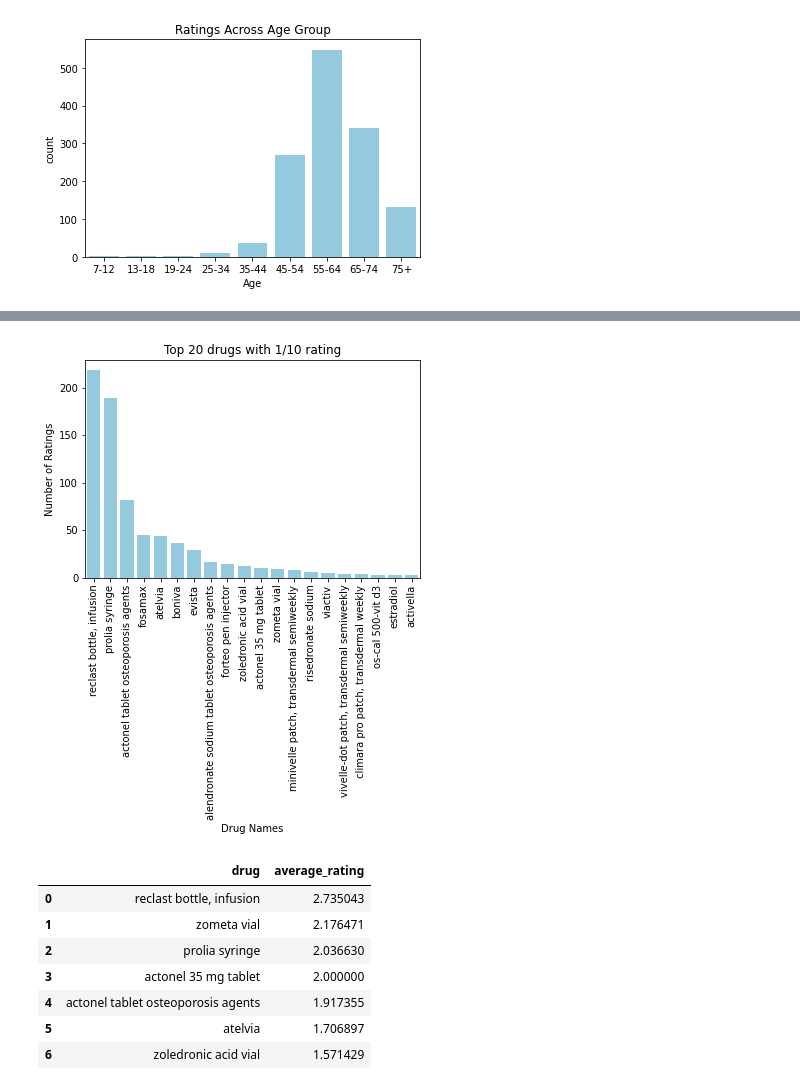
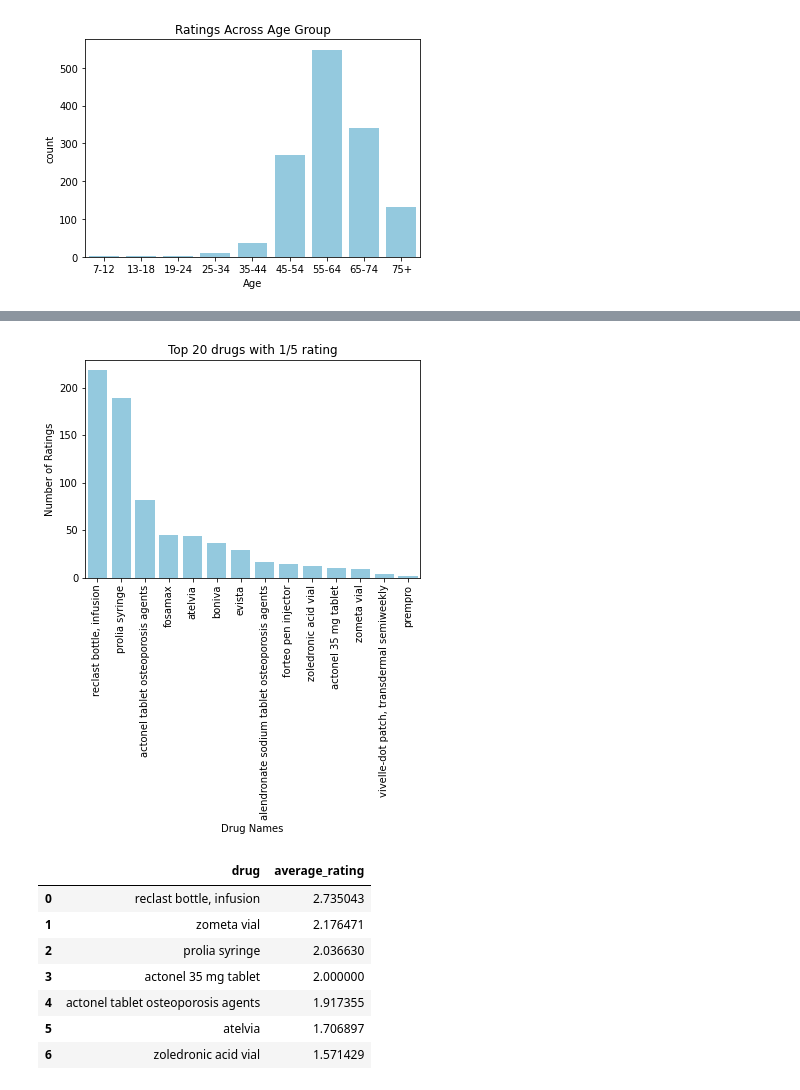
Before and after one commit to woonsupkim/DrugReview, a Jupyter notebook: EDA.ipynb, the cells around one changed output, grey strips where cells are left out. Cells and saved outputs as stored; diff of their text form; code cells hidden in the pictures.

```diff
--- a/EDA.ipynb
+++ b/EDA.ipynb
@@ -118,0 +187,6 @@ sns.countplot(x = 'Age', data = df_ost, color = 'skyblue', order=["7-12", "13-18
+# %%
+Drug = []
+for i in df_ost['Drug'].unique():
+    if np.sum(df_ost.Drug == i) >= 10:
+        Drug.append(i)
+Drug
@@ -118,0 +208,12 @@ sns.countplot(x = 'Age', data = df_ost, color = 'skyblue', order=["7-12", "13-18
+# %%
+tmp = []
+
+for drugs in df_ost['Drug']:
+    if drugs in Drug:
+        tmp.append(1)
+    else:
+        tmp.append(0)
+
+df_ost['temp'] = tmp
+df_ost.drop(df_ost.index[df_ost['temp'] == 0], inplace = True)
+df_ost
@@ -204,22 +321,22 @@ Text(0.5, 1.0, 'Top20 : The number of drugs per condition.')
 # %%
-# This barplot shows the Top 20 drugs with the 1/10 rating
+# This barplot shows the Top 20 drugs with the 1/5 rating
 
 # Setting the Parameter
 #sns.set(font_scale = 1.2, style = 'darkgrid')
 #plt.rcParams['figure.figsize'] = [15, 8]
 
 rating = dict(df_ost.loc[df_ost.Satisfaction == 1, "Drug"].value_counts())
 drugname = list(rating.keys())
 drug_rating = list(rating.values())
 
 sns_rating = sns.barplot(x = drugname[0:20], y = drug_rating[0:20], color = 'skyblue')
 
-sns_rating.set_title('Top 20 drugs with 1/10 rating')
+sns_rating.set_title('Top 20 drugs with 1/5 rating')
 sns_rating.set_ylabel("Number of Ratings")
 sns_rating.set_xlabel("Drug Names")
 plt.setp(sns_rating.get_xticklabels(), rotation=90);
 # %% [output]
-[figure, old version]
+[figure, new version]
 # %%
 # Make dictionary of conditions, each value will be a dataframe of all of the drugs used to treat the given condition
 help_dict = {}
```
Also changed, not shown: parts of 20 cells of this notebook.
